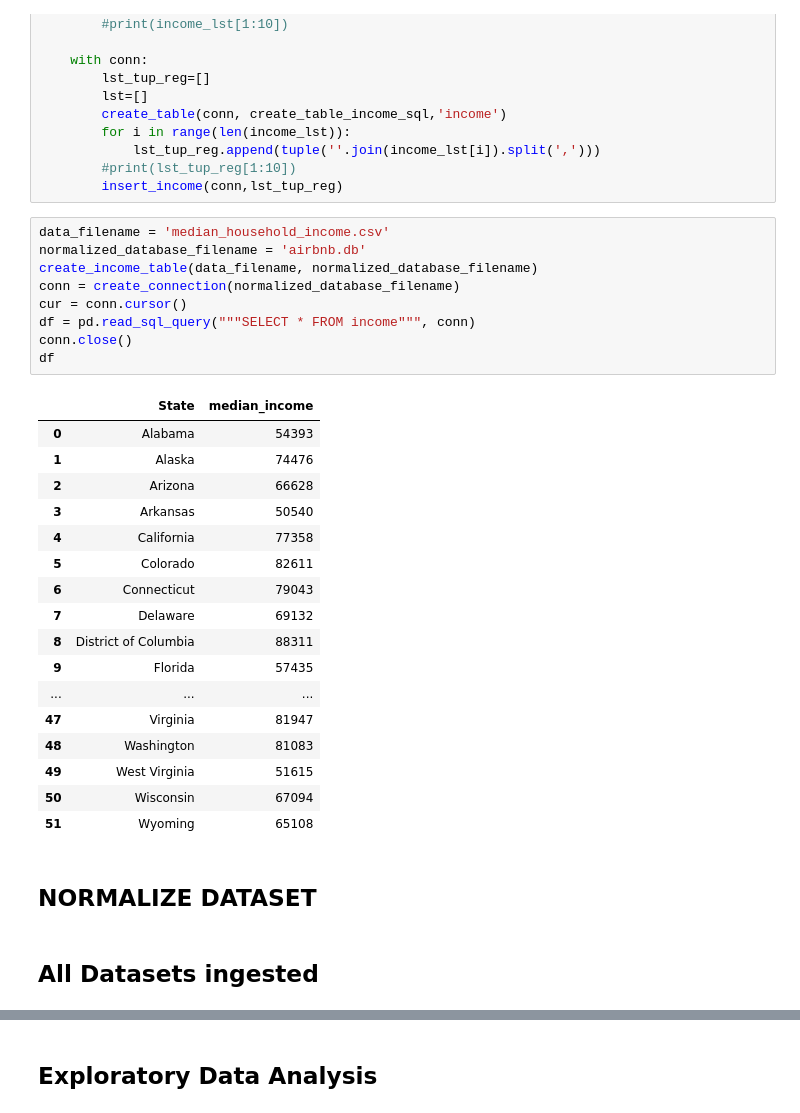
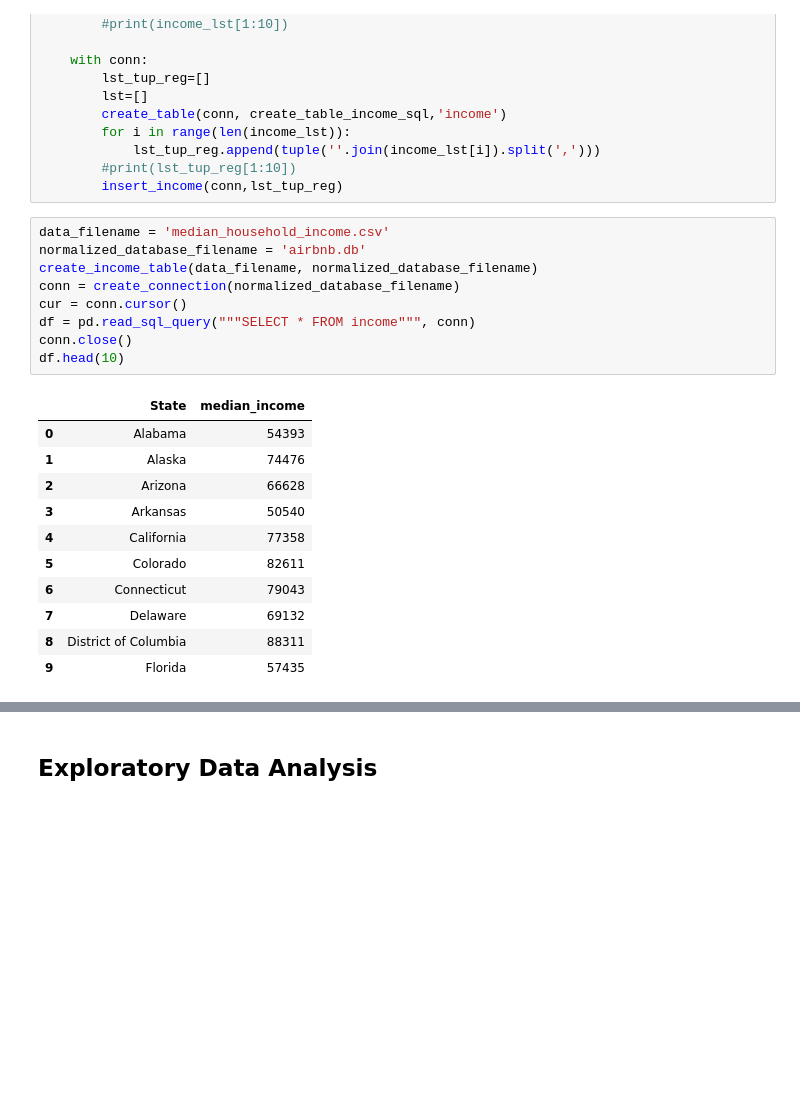
Before and after one commit to ddangwal1909/EAS503_Project_AIRBNB_Analysis, a Jupyter notebook: AIRBNB_ANALYSIS.ipynb, the cells around one changed output, grey strips where cells are left out. Saved outputs shown, nothing was run; the diff lists cells and outputs as text; blank space fills up the shorter version.

```diff
--- a/AIRBNB_ANALYSIS.ipynb
+++ b/AIRBNB_ANALYSIS.ipynb
@@ -610,31 +541,21 @@ def create_income_table(data_filename, normalized_database_filename):
 # %%
 data_filename = 'median_household_income.csv'
 normalized_database_filename = 'airbnb.db'
 create_income_table(data_filename, normalized_database_filename)
 conn = create_connection(normalized_database_filename)
 cur = conn.cursor()
 df = pd.read_sql_query("""SELECT * FROM income""", conn)
 conn.close()
-df
+df.head(10)
 # %% [output]
 |  | State | median_income |
 | 0 | Alabama | 54393 |
 | 1 | Alaska | 74476 |
 | 2 | Arizona | 66628 |
 | 3 | Arkansas | 50540 |
 | 4 | California | 77358 |
 | 5 | Colorado | 82611 |
 | 6 | Connecticut | 79043 |
 | 7 | Delaware | 69132 |
 | 8 | District of Columbia | 88311 |
 | 9 | Florida | 57435 |
-| ... | ... | ... |
-| 47 | Virginia | 81947 |
-| 48 | Washington | 81083 |
-| 49 | West Virginia | 51615 |
-| 50 | Wisconsin | 67094 |
-| 51 | Wyoming | 65108 |
-# %% [markdown]
-## NORMALIZE DATASET ##
-# %% [markdown]
-## All Datasets ingested ##
```
Also changed, not shown: parts of 58 cells of this notebook, 1 other file.
